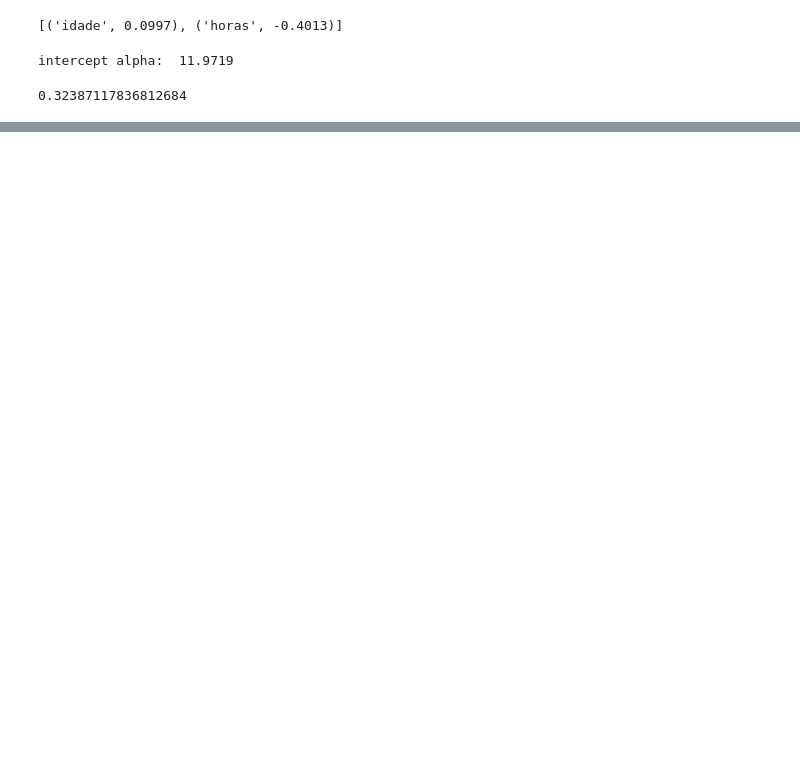
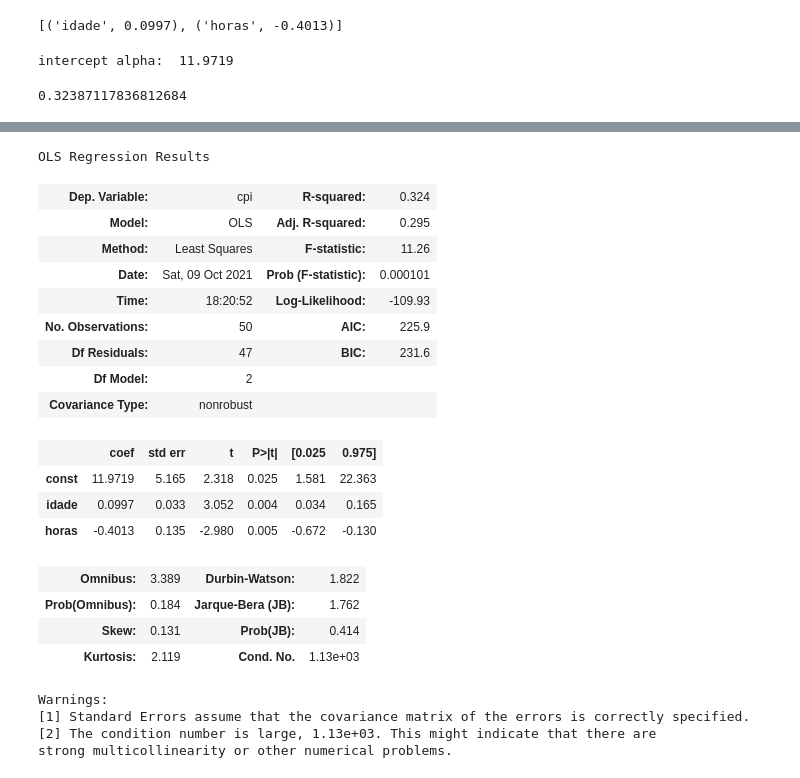
Before and after one commit to AndreSD74/mbaUSP-DataScience-2021, a Jupyter notebook: GLM.ipynb, the cells around one changed output, grey strips where cells are left out. Cells and saved outputs as stored; diff of their text form; code cells hidden in the pictures; blank space fills up the shorter version.

```diff
--- a/GLM.ipynb
+++ b/GLM.ipynb
@@ -119,0 +183,33 @@ print(r2)
+# %%
+X = paises[['idade','horas']]
+y = paises['cpi']
+
+# o statsmodels não adiciona o alpha (beta 0) automaticamente
+
+X = sm.add_constant(X)
+
+model_sm = sm.OLS(y, X).fit()
+model_sm.summary()
+# %% [output]
+OLS Regression Results
+| Dep. Variable: | cpi | R-squared: | 0.324 |
+| Model: | OLS | Adj. R-squared: | 0.295 |
+| Method: | Least Squares | F-statistic: | 11.26 |
+| Date: | Sat, 09 Oct 2021 | Prob (F-statistic): | 0.000101 |
+| Time: | 18:20:52 | Log-Likelihood: | -109.93 |
+| No. Observations: | 50 | AIC: | 225.9 |
+| Df Residuals: | 47 | BIC: | 231.6 |
+| Df Model: | 2 |  |  |
+| Covariance Type: | nonrobust |  |  |
+|  | coef | std err | t | P>|t| | [0.025 | 0.975] |
+| const | 11.9719 | 5.165 | 2.318 | 0.025 | 1.581 | 22.363 |
+| idade | 0.0997 | 0.033 | 3.052 | 0.004 | 0.034 | 0.165 |
+| horas | -0.4013 | 0.135 | -2.980 | 0.005 | -0.672 | -0.130 |
+| Omnibus: | 3.389 | Durbin-Watson: | 1.822 |
+| Prob(Omnibus): | 0.184 | Jarque-Bera (JB): | 1.762 |
+| Skew: | 0.131 | Prob(JB): | 0.414 |
+| Kurtosis: | 2.119 | Cond. No. | 1.13e+03 |
+Warnings:
+[1] Standard Errors assume that the covariance matrix of the errors is correctly specified.
+[2] The condition number is large, 1.13e+03. This might indicate that there are
+strong multicollinearity or other numerical problems.
```
Also changed, not shown: parts of 21 cells of this notebook.
